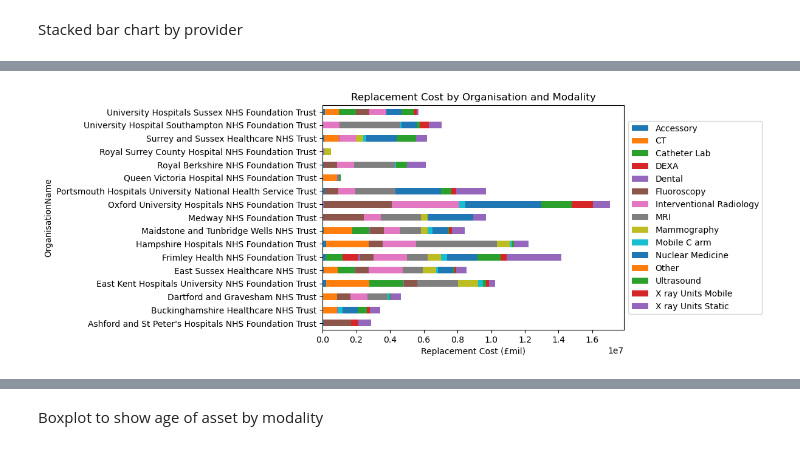
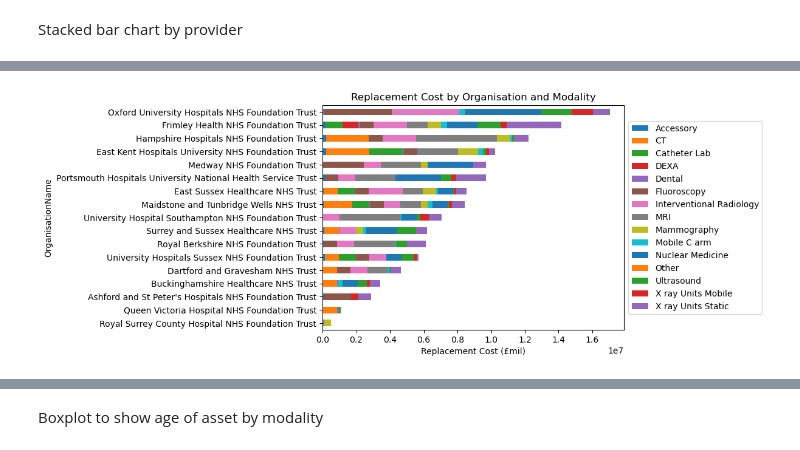
Before and after one commit to martindata999/imaging-assets-replacement, a Jupyter notebook: imaging-asset-replacement.ipynb, the cells around one changed output, grey strips where cells are left out. Drawn from its saved outputs; the diff is of its cells as text; code cells hidden in the pictures.

Commit message:
Amended replacement cost hbar to order by size

```diff
--- a/imaging-asset-replacement.ipynb
+++ b/imaging-asset-replacement.ipynb
@@ -371,6 +371,12 @@ outdated_assets = df[df['Age'] > df['replacement_schedule']]
 # Pivot the DataFrame to get the data in the format required for a stacked bar chart
 pivot_df = outdated_assets.pivot_table(index='OrganisationName', columns='Modality_Der', values='replacement_cost', aggfunc='sum').fillna(0)
 
+# Calculate the total replacement cost per organisation
+pivot_df['Total'] = pivot_df.sum(axis=1)
+
+# Sort by total replacement cost
+pivot_df = pivot_df.sort_values('Total', ascending=False).drop('Total', axis=1)
+
 # Create a stacked bar chart
 pivot_df.plot(kind='barh', stacked=True)
 
@@ -380,6 +386,9 @@ plt.ylabel('OrganisationName')
 plt.title('Replacement Cost by Organisation and Modality')
 plt.legend(loc='center left', bbox_to_anchor=(1, 0.5))
 
+# Invert y-axis
+plt.gca().invert_yaxis()
+
 # Show the plot
 plt.show()
 # %% [output]
@@ -386,4 +396,4 @@ plt.show()
-[figure, old version]
+[figure, new version]
 # %%
 pivot_df
 # %% [output]
```
Also changed, not shown: parts of 1 cell of this notebook.
